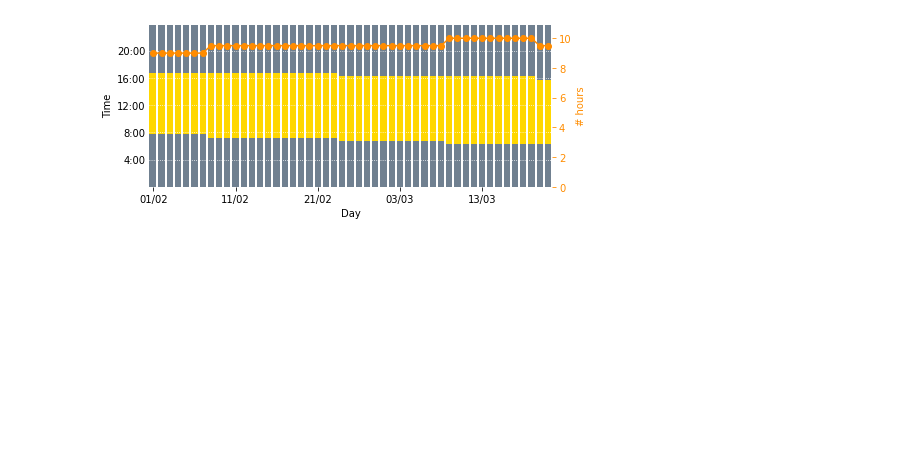
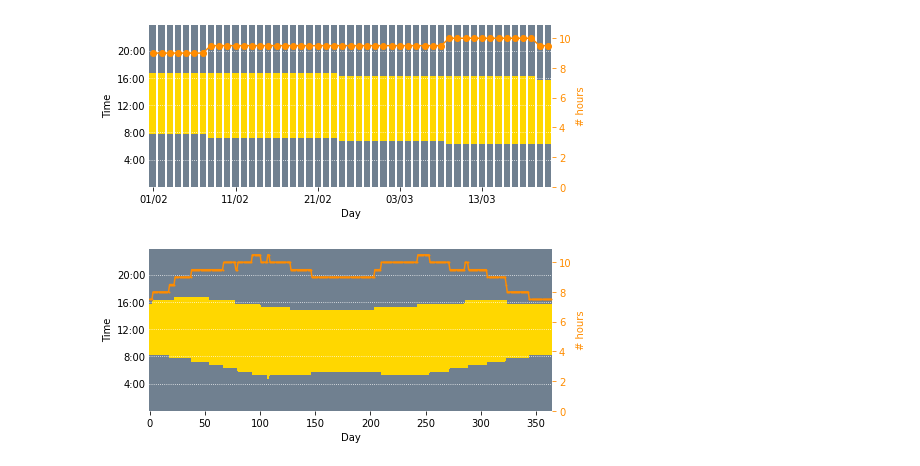
Before and after one commit to shervinazadi/EN_17037_Compliance, a Jupyter notebook: final_notebooks/sun_access.ipynb, the cells around one changed output. Cells and saved outputs as stored; diff of their text form; code cells hidden in the pictures; blank space fills up the shorter version.

Commit message:
added annual plot

```diff
--- a/final_notebooks/sun_access.ipynb
+++ b/final_notebooks/sun_access.ipynb
@@ -190,3 +190,46 @@ fig.tight_layout()
 plt.show()
 # %% [output]
 [figure]
+# %%
+# Annual plot
+
+fig, ax1 = plt.subplots(figsize=(7,3))
+
+cmap = colors.ListedColormap(['slategrey', 'gold'])
+bounds=[0,.5,1]
+norm = colors.BoundaryNorm(bounds, cmap.N)
+
+ax1.spines['top'].set_visible(False)
+ax1.spines['right'].set_visible(False)
+ax1.spines['bottom'].set_visible(False)
+ax1.spines['left'].set_visible(False)
+# ax.get_xaxis().set_ticks([])
+
+ax1.imshow(result_timed['bin'].values.reshape(365,-1).T,
+           aspect='auto', origin='lower', cmap=cmap, norm=norm)
+ax1.set_ylabel('Time')
+ax1.set_xlabel('Day')
+ax1.set_yticks(range(0,48,8))
+ax1.set_yticklabels(['','4:00','8:00','12:00','16:00','20:00'])
+ax1.tick_params(axis='y', length=0)
+ax1.grid(axis='y', color='w', ls=':')
+ax1.set_ylim(0,48)
+
+
+ax2 = ax1.twinx()
+
+ax2.spines['top'].set_visible(False)
+ax2.spines['right'].set_visible(False)
+ax2.spines['bottom'].set_visible(False)
+ax2.spines['left'].set_visible(False)
+
+ax2.plot(result_day.values, marker='o', color='darkorange', ms=1, ls=None)
+ax2.set_ylabel('# hours', color='darkorange')
+ax2.tick_params(axis='y', labelcolor='darkorange', color='darkorange')
+ax2.set_ylim(0,11)
+
+
+fig.tight_layout()
+plt.show()
+# %% [output]
+[figure, added]
```
